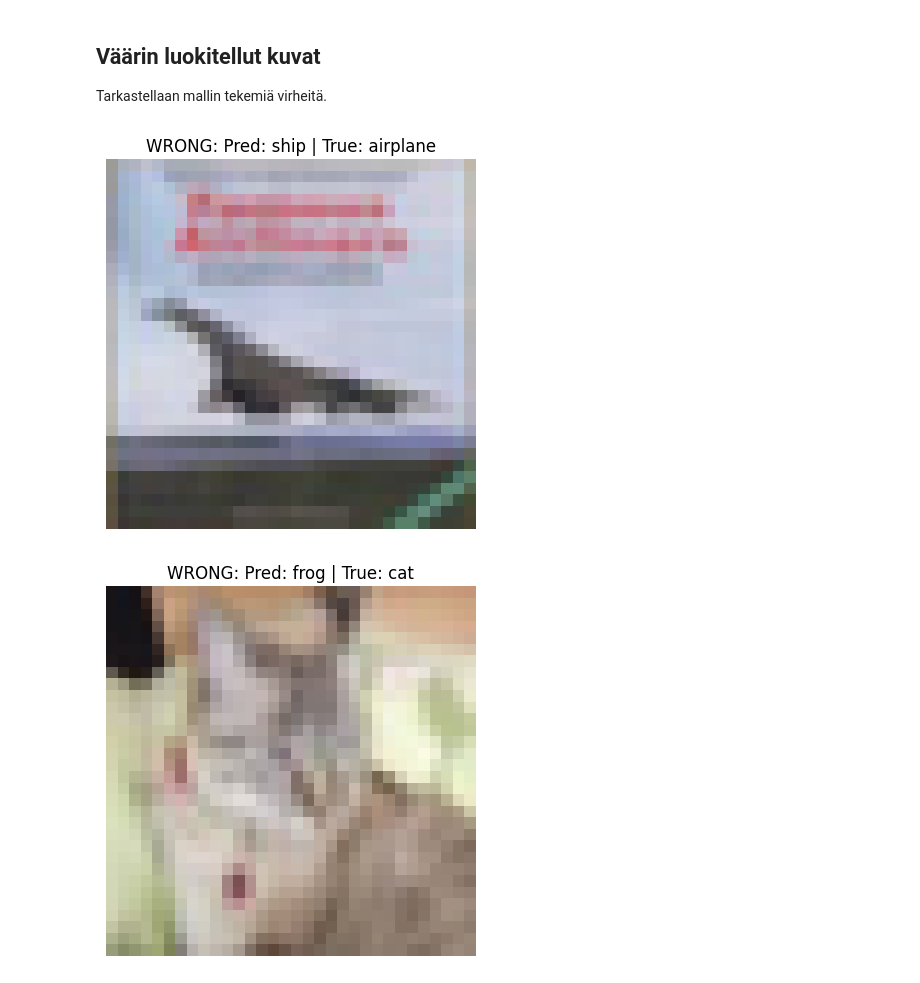
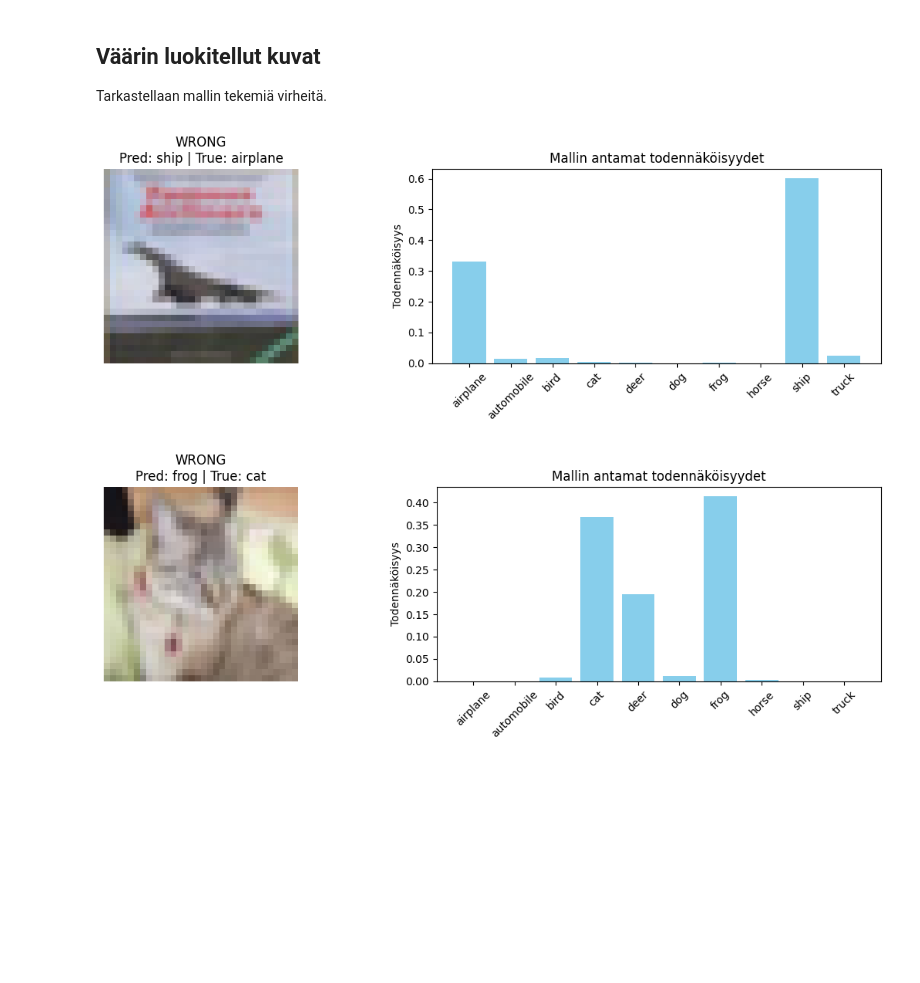
Before and after one commit to RedEyeSH/Neuralnetworkproject, a Jupyter notebook: Cifar-10/CNN.ipynb, the cells around one changed output. Cells and saved outputs as stored; diff of their text form; code cells hidden in the pictures; blank space fills up the shorter version.

```diff
--- a/Cifar-10/CNN.ipynb
+++ b/Cifar-10/CNN.ipynb
@@ -270,20 +275,33 @@ plt.show()
 
 Tarkastellaan mallin tekemiä virheitä.
 # %%
-wrong = np.where(
-    np.argmax(predictions, axis=1) != np.argmax(y_test, axis=1)
-)[0]
+# Etsitään väärin luokitellut kuvat
+wrong = np.where(np.argmax(predictions, axis=1) != np.argmax(y_test, axis=1))[0]
 
+# Näytetään 5 ensimmäistä väärin luokiteltua kuvaa
 for i in wrong[:5]:
-    plt.imshow(x_test[i])
-    # Haetaan luokkien nimet (Mitä veikattiin vs. mikä oli oikea)
+    kuva = x_test[i]
     pred_class = class_names[np.argmax(predictions[i])]
     true_class = class_names[np.argmax(y_test[i])]
+    todennakoisyydet = predictions[i]
 
-    # Laitetaan nimet otsikkoon
-    plt.title(f"WRONG: Pred: {pred_class} | True: {true_class}")
-    plt.axis("off")
+    fig, (ax1, ax2) = plt.subplots(1, 2, figsize=(12, 4))
+
+    # Vasen: kuva
+    ax1.imshow(kuva)
+    ax1.set_title(f"WRONG\nPred: {pred_class} | True: {true_class}")
+    ax1.axis("off")
+
+    # Oikea: pylväskaavio todennäköisyyksistä
+    y_pos = np.arange(len(class_names))
+    ax2.bar(y_pos, todennakoisyydet, color='skyblue')
+    ax2.set_xticks(y_pos)
+    ax2.set_xticklabels(class_names, rotation=45)
+    ax2.set_ylabel("Todennäköisyys")
+    ax2.set_title("Mallin antamat todennäköisyydet")
+
+    plt.tight_layout()
     plt.show()
 # %% [output]
-[figure, old version]
+[figure, new version]
-[figure, old version]
+[figure, new version]
```
Also changed, not shown: parts of 2 cells of this notebook.
